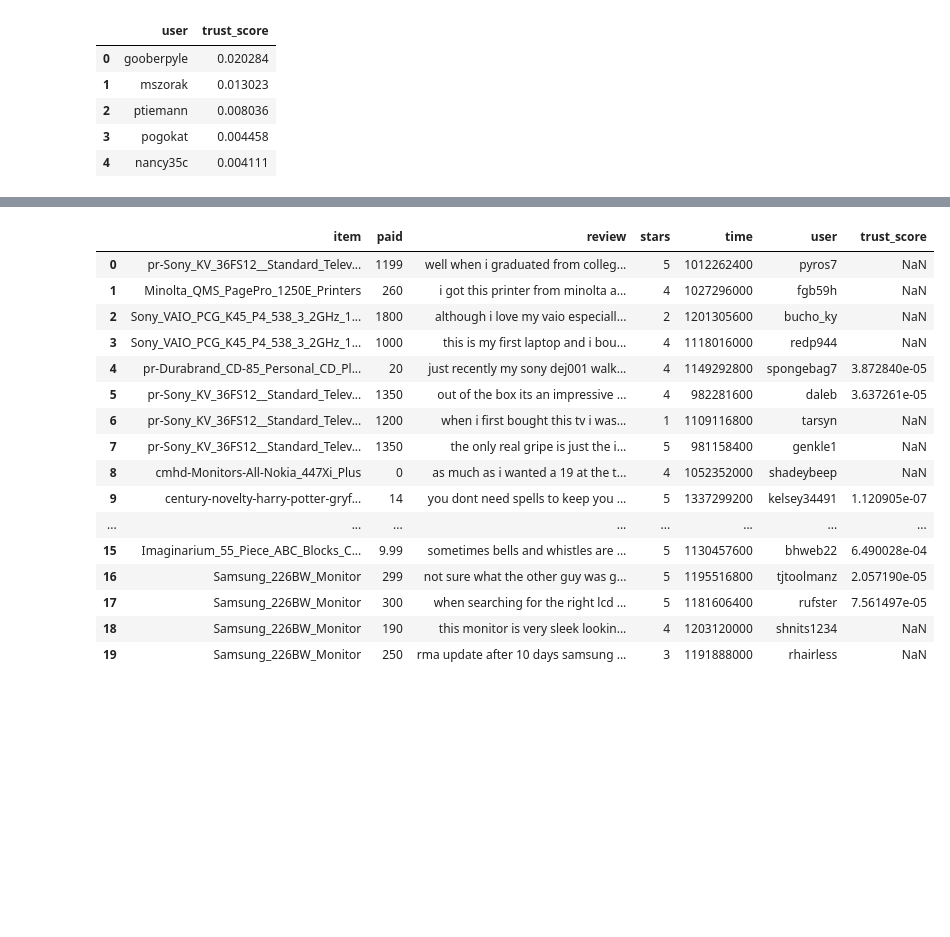
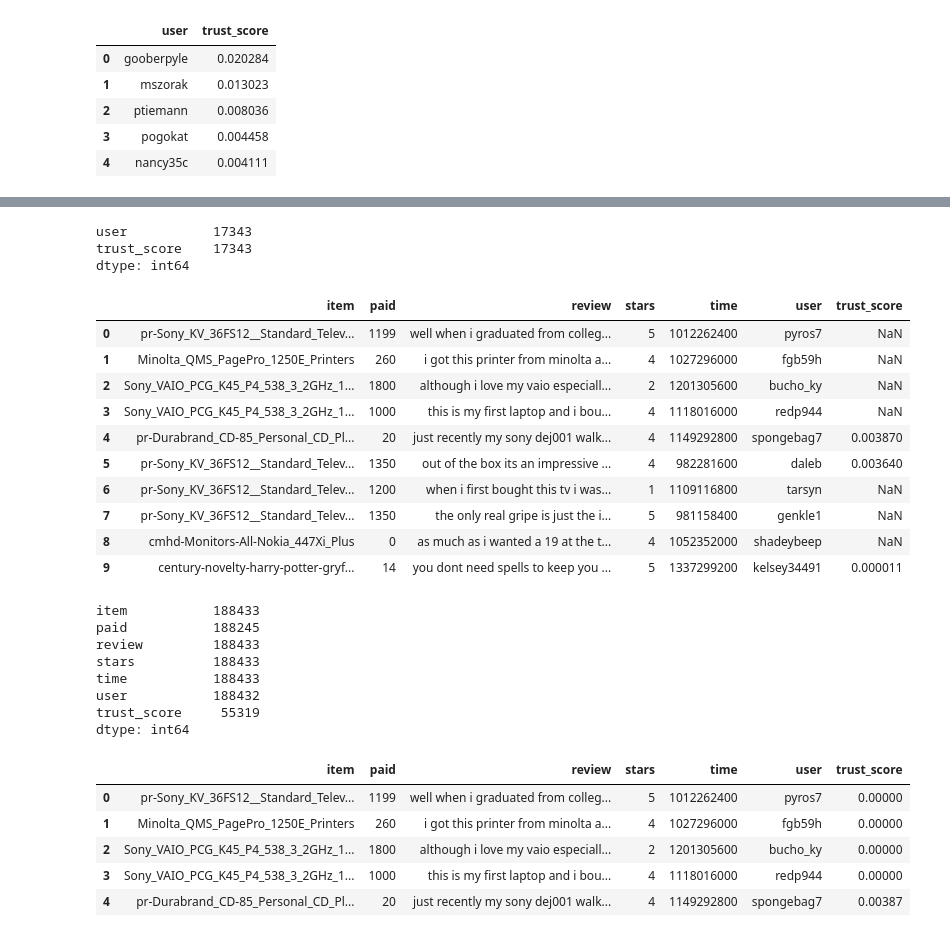
Before and after one commit to ShaluRani/256_group_project, a Jupyter notebook: Trust_score_based_recommendation-Full_Dataset.ipynb, the cells around one changed output, grey strips where cells are left out. Saved outputs shown, nothing was run; the diff lists cells and outputs as text; code cells hidden in the pictures; blank space fills up the shorter version.

Commit message:
Trust-based rating prediction

```diff
--- a/Trust_score_based_recommendation-Full_Dataset.ipynb
+++ b/Trust_score_based_recommendation-Full_Dataset.ipynb
@@ -203,7 +205,8 @@ df1.head()
 # %%
 df1.drop_duplicates(inplace = True)
 # %%
-trust_df = pd.DataFrame(trust_score)
+trust_df = pd.read_csv('Dataset/trust_scores.csv')
+#trust_df = pd.DataFrame(trust_score)
 # %%
 trust_df.columns = ['user','trust_score']
 # %%
@@ -217,0 +233,3 @@ trust_df.head()
+# %%
+# scaling the trust scores
+trust_df['trust_score'] = trust_df['trust_score'] * 100
@@ -218,23 +248,46 @@ trust_df.head()
+# %%
+# Defining threshold value for trust_score check
+trust_df[trust_df['trust_score'] < 0.00005].count()
+# %% [output]
+user           17343
+trust_score    17343
+dtype: int64
 # %%
 result_df = pd.merge(df1, trust_df, how='left', on='user')
+# %%
+result_df.head(10)
+# %% [output]
+|  | item | paid | review | stars | time | user | trust_score |
+| 0 | pr-Sony_KV_36FS12__Standard_Telev... | 1199 | well when i graduated from colleg... | 5 | 1012262400 | pyros7 | NaN |
+| 1 | Minolta_QMS_PagePro_1250E_Printers | 260 | i got this printer from minolta a... | 4 | 1027296000 | fgb59h | NaN |
+| 2 | Sony_VAIO_PCG_K45_P4_538_3_2GHz_1... | 1800 | although i love my vaio especiall... | 2 | 1201305600 | bucho_ky | NaN |
+| 3 | Sony_VAIO_PCG_K45_P4_538_3_2GHz_1... | 1000 | this is my first laptop and i bou... | 4 | 1118016000 | redp944 | NaN |
+| 4 | pr-Durabrand_CD-85_Personal_CD_Pl... | 20 | just recently my sony dej001 walk... | 4 | 1149292800 | spongebag7 | 0.003870 |
+| 5 | pr-Sony_KV_36FS12__Standard_Telev... | 1350 | out of the box its an impressive ... | 4 | 982281600 | daleb | 0.003640 |
+| 6 | pr-Sony_KV_36FS12__Standard_Telev... | 1200 | when i first bought this tv i was... | 1 | 1109116800 | tarsyn | NaN |
+| 7 | pr-Sony_KV_36FS12__Standard_Telev... | 1350 | the only real gripe is just the i... | 5 | 981158400 | genkle1 | NaN |
+| 8 | cmhd-Monitors-All-Nokia_447Xi_Plus | 0 | as much as i wanted a 19 at the t... | 4 | 1052352000 | shadeybeep | NaN |
+| 9 | century-novelty-harry-potter-gryf... | 14 | you dont need spells to keep you ... | 5 | 1337299200 | kelsey34491 | 0.000011 |
+# %%
+result_df.count()
+# %% [output]
+item           188433
+paid           188245
+review         188433
+stars          188433
+time           188433
+user           188432
+trust_score     55319
+dtype: int64
+# %%
+result_df['trust_score'].fillna(0, inplace = True)
 # %%
-result_df.head(20)
+result_df.head()
 # %% [output]
 |  | item | paid | review | stars | time | user | trust_score |
-| 0 | pr-Sony_KV_36FS12__Standard_Telev... | 1199 | well when i graduated from colleg... | 5 | 1012262400 | pyros7 | NaN |
-| 1 | Minolta_QMS_PagePro_1250E_Printers | 260 | i got this printer from minolta a... | 4 | 1027296000 | fgb59h | NaN |
-| 2 | Sony_VAIO_PCG_K45_P4_538_3_2GHz_1... | 1800 | although i love my vaio especiall... | 2 | 1201305600 | bucho_ky | NaN |
-| 3 | Sony_VAIO_PCG_K45_P4_538_3_2GHz_1... | 1000 | this is my first laptop and i bou... | 4 | 1118016000 | redp944 | NaN |
-| 4 | pr-Durabrand_CD-85_Personal_CD_Pl... | 20 | just recently my sony dej001 walk... | 4 | 1149292800 | spongebag7 | 3.872840e-05 |
-| 5 | pr-Sony_KV_36FS12__Standard_Telev... | 1350 | out of the box its an impressive ... | 4 | 982281600 | daleb | 3.637261e-05 |
-| 6 | pr-Sony_KV_36FS12__Standard_Telev... | 1200 | when i first bought this tv i was... | 1 | 1109116800 | tarsyn | NaN |
-| 7 | pr-Sony_KV_36FS12__Standard_Telev... | 1350 | the only real gripe is just the i... | 5 | 981158400 | genkle1 | NaN |
-| 8 | cmhd-Monitors-All-Nokia_447Xi_Plus | 0 | as much as i wanted a 19 at the t... | 4 | 1052352000 | shadeybeep | NaN |
-| 9 | century-novelty-harry-potter-gryf... | 14 | you dont need spells to keep you ... | 5 | 1337299200 | kelsey34491 | 1.120905e-07 |
-| ... | ... | ... | ... | ... | ... | ... | ... |
-| 15 | Imaginarium_55_Piece_ABC_Blocks_C... | 9.99 | sometimes bells and whistles are ... | 5 | 1130457600 | bhweb22 | 6.490028e-04 |
-| 16 | Samsung_226BW_Monitor | 299 | not sure what the other guy was g... | 5 | 1195516800 | tjtoolmanz | 2.057190e-05 |
-| 17 | Samsung_226BW_Monitor | 300 | when searching for the right lcd ... | 5 | 1181606400 | rufster | 7.561497e-05 |
-| 18 | Samsung_226BW_Monitor | 190 | this monitor is very sleek lookin... | 4 | 1203120000 | shnits1234 | NaN |
-| 19 | Samsung_226BW_Monitor | 250 | rma update after 10 days samsung ... | 3 | 1191888000 | rhairless | NaN |
+| 0 | pr-Sony_KV_36FS12__Standard_Telev... | 1199 | well when i graduated from colleg... | 5 | 1012262400 | pyros7 | 0.00000 |
+| 1 | Minolta_QMS_PagePro_1250E_Printers | 260 | i got this printer from minolta a... | 4 | 1027296000 | fgb59h | 0.00000 |
+| 2 | Sony_VAIO_PCG_K45_P4_538_3_2GHz_1... | 1800 | although i love my vaio especiall... | 2 | 1201305600 | bucho_ky | 0.00000 |
+| 3 | Sony_VAIO_PCG_K45_P4_538_3_2GHz_1... | 1000 | this is my first laptop and i bou... | 4 | 1118016000 | redp944 | 0.00000 |
+| 4 | pr-Durabrand_CD-85_Personal_CD_Pl... | 20 | just recently my sony dej001 walk... | 4 | 1149292800 | spongebag7 | 0.00387 |
 # %%
```
Also changed, not shown: parts of 16 cells of this notebook, 1 other file.
